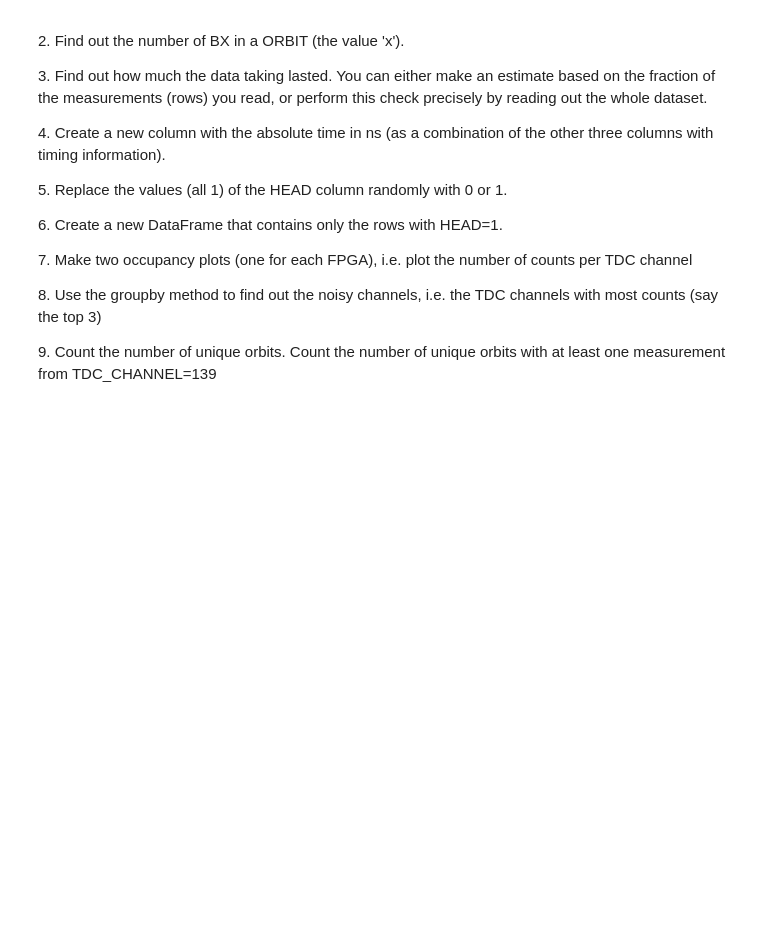
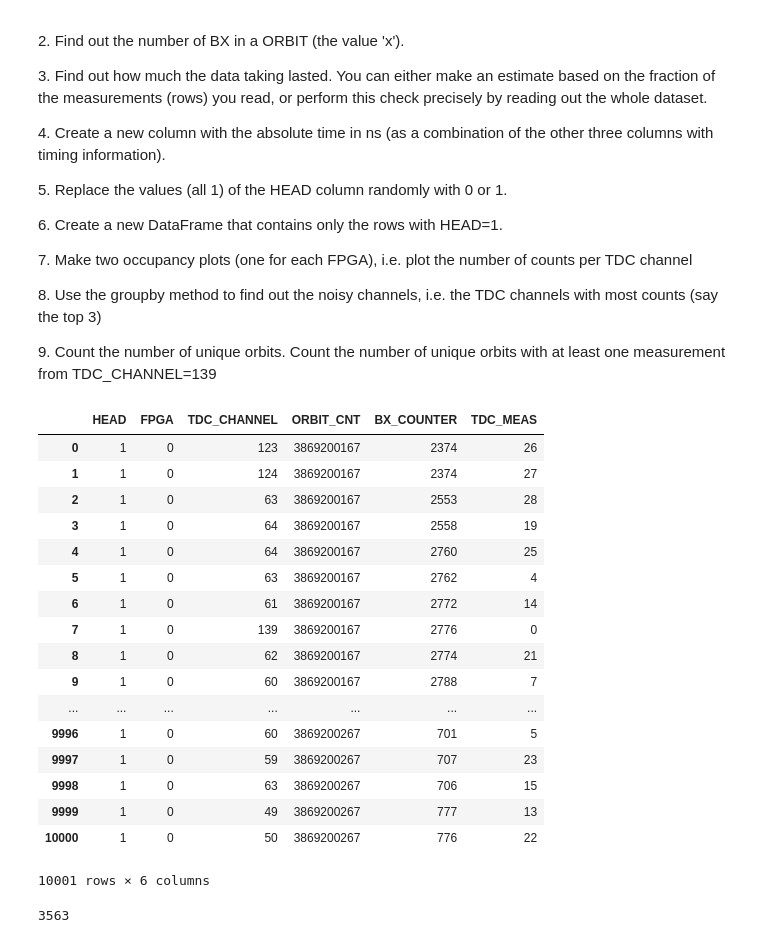
Before and after one commit to santiago10403/LaboratoryOfComputationalPhysics_Y9, a Jupyter notebook: 06ex_Pandas.ipynb, the cells around one changed output. Saved outputs shown, nothing was run; the diff lists cells and outputs as text; code cells hidden in the pictures; blank space fills up the shorter version.

```diff
--- a/06ex_Pandas.ipynb
+++ b/06ex_Pandas.ipynb
@@ -38,3 +38,34 @@ data_000637.txt.1       [  <=>               ] 224.54K   701KB/s    in 0.3s
 8\. Use the groupby method to find out the noisy channels, i.e. the TDC channels with most counts (say the top 3)
 
 9\. Count the number of unique orbits. Count the number of unique orbits with at least one measurement from TDC_CHANNEL=139
+# %%
+import pandas as pd
+import numpy as np
+
+N = 10000
+data = pd.read_csv('~/data/data_000637.txt')
+# data.describe()
+data.head(N+1)
+# %% [output]
+|  | HEAD | FPGA | TDC_CHANNEL | ORBIT_CNT | BX_COUNTER | TDC_MEAS |
+| 0 | 1 | 0 | 123 | 3869200167 | 2374 | 26 |
+| 1 | 1 | 0 | 124 | 3869200167 | 2374 | 27 |
+| 2 | 1 | 0 | 63 | 3869200167 | 2553 | 28 |
+| 3 | 1 | 0 | 64 | 3869200167 | 2558 | 19 |
+| 4 | 1 | 0 | 64 | 3869200167 | 2760 | 25 |
+| 5 | 1 | 0 | 63 | 3869200167 | 2762 | 4 |
+| 6 | 1 | 0 | 61 | 3869200167 | 2772 | 14 |
+| 7 | 1 | 0 | 139 | 3869200167 | 2776 | 0 |
+| 8 | 1 | 0 | 62 | 3869200167 | 2774 | 21 |
+| 9 | 1 | 0 | 60 | 3869200167 | 2788 | 7 |
+| ... | ... | ... | ... | ... | ... | ... |
+| 9996 | 1 | 0 | 60 | 3869200267 | 701 | 5 |
+| 9997 | 1 | 0 | 59 | 3869200267 | 707 | 23 |
+| 9998 | 1 | 0 | 63 | 3869200267 | 706 | 15 |
+| 9999 | 1 | 0 | 49 | 3869200267 | 777 | 13 |
+| 10000 | 1 | 0 | 50 | 3869200267 | 776 | 22 |
+10001 rows × 6 columns
+# %%
+data['BX_COUNTER'].max()
+# %% [output]
+3563
```
Also changed, not shown: parts of 9 cells of this notebook.
